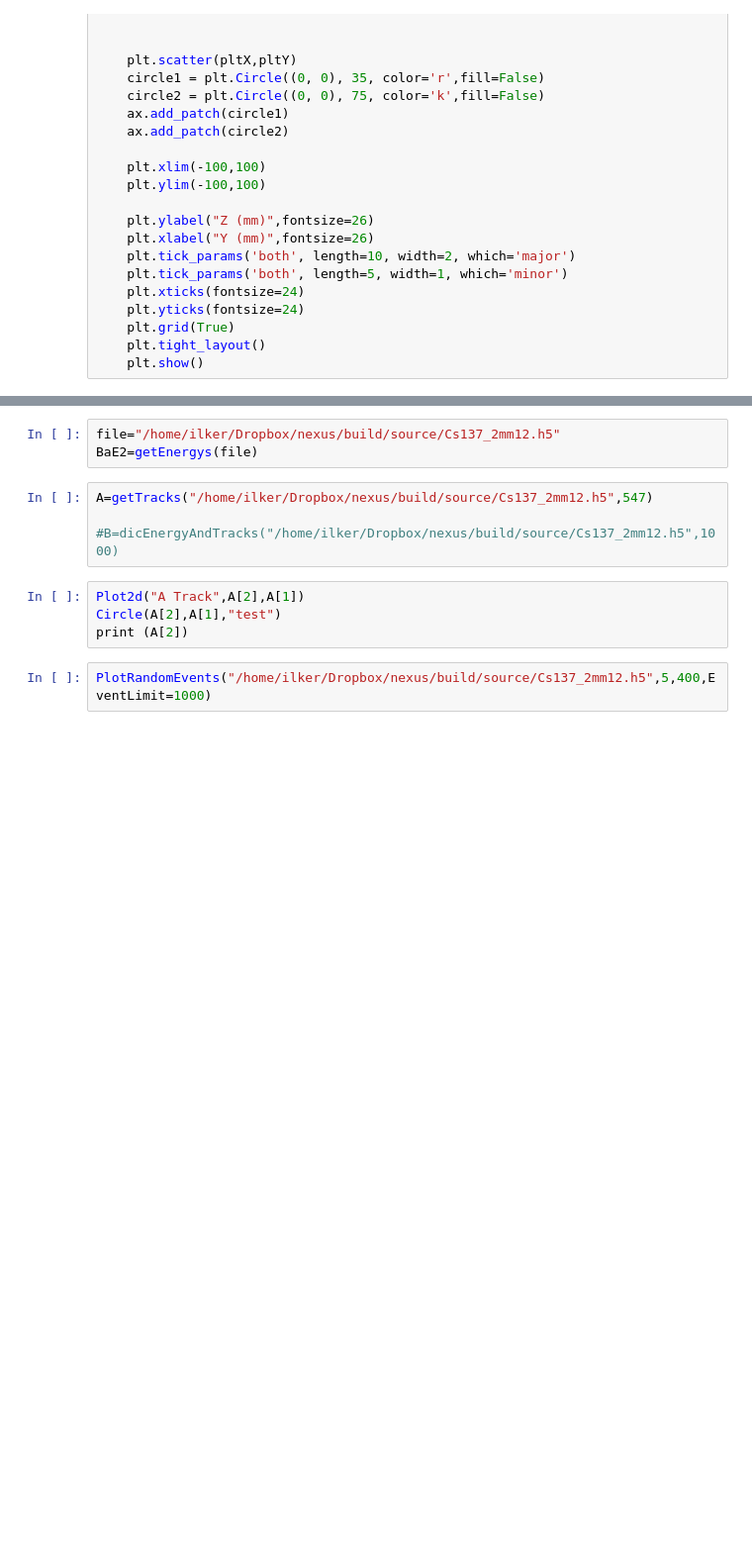
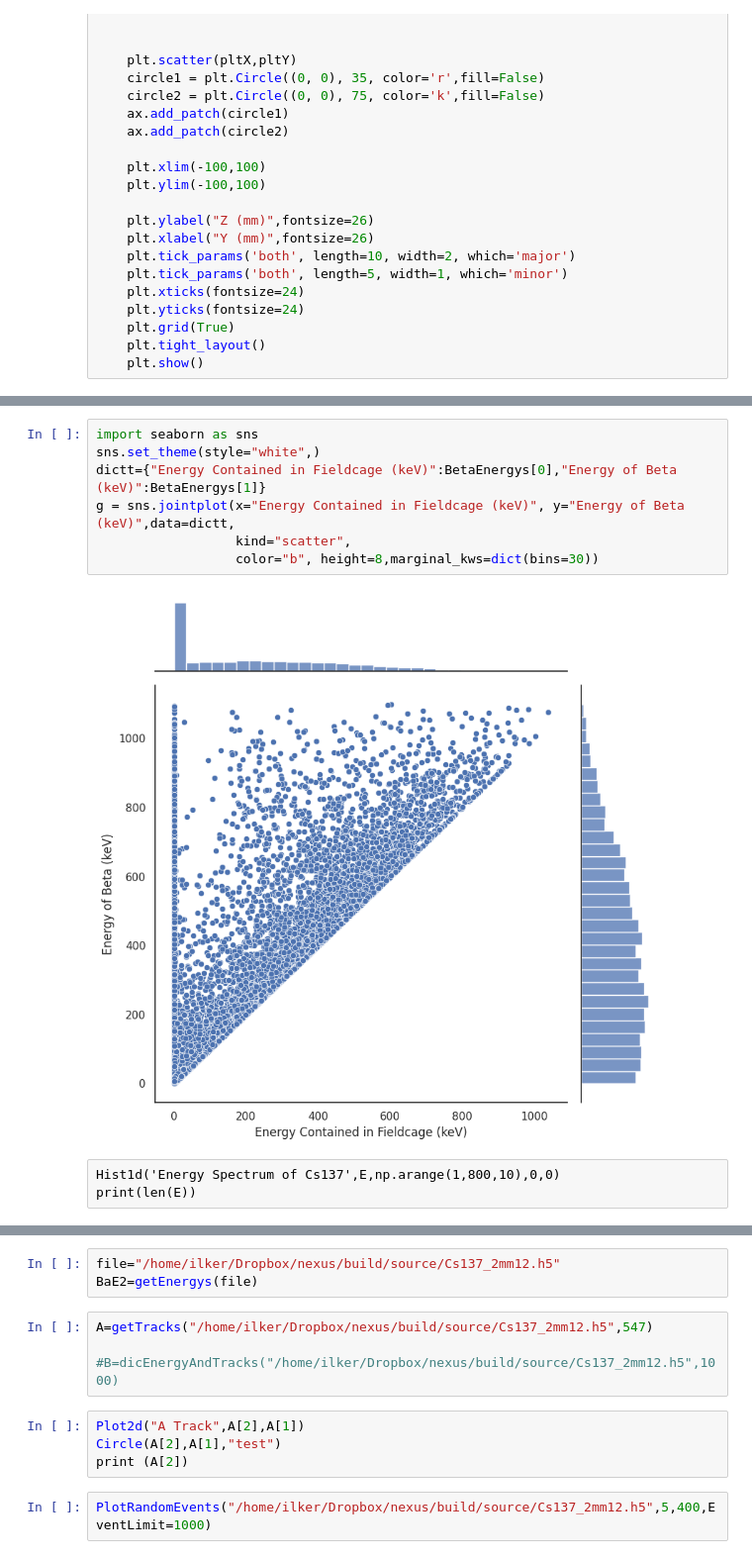
Before and after one commit to ilkerparmaksiz/Analysis, a Jupyter notebook: CRAB/Main/SimAnalysis/Crab2.ipynb, the cells around one changed output, grey strips where cells are left out. Shown: that part at 99% size. Drawn from its saved outputs; the diff is of its cells as text; blank space fills up the shorter version.

```diff
--- a/CRAB/Main/SimAnalysis/Crab2.ipynb
+++ b/CRAB/Main/SimAnalysis/Crab2.ipynb
@@ -209,0 +255,12 @@ BaE=getEnergys(file)
+# %%
+import seaborn as sns
+sns.set_theme(style="white",)
+dictt={"Energy Contained in Fieldcage (keV)":BetaEnergys[0],"Energy of Beta (keV)":BetaEnergys[1]}
+g = sns.jointplot(x="Energy Contained in Fieldcage (keV)", y="Energy of Beta (keV)",data=dictt,
+                  kind="scatter",
+                  color="b", height=8,marginal_kws=dict(bins=30))
+# %% [output]
+[figure, added]
+# %% [raw]
+Hist1d('Energy Spectrum of Cs137',E,np.arange(1,800,10),0,0)
+print(len(E))
```
Also changed, not shown: parts of 14 cells of this notebook, 30 other files.
